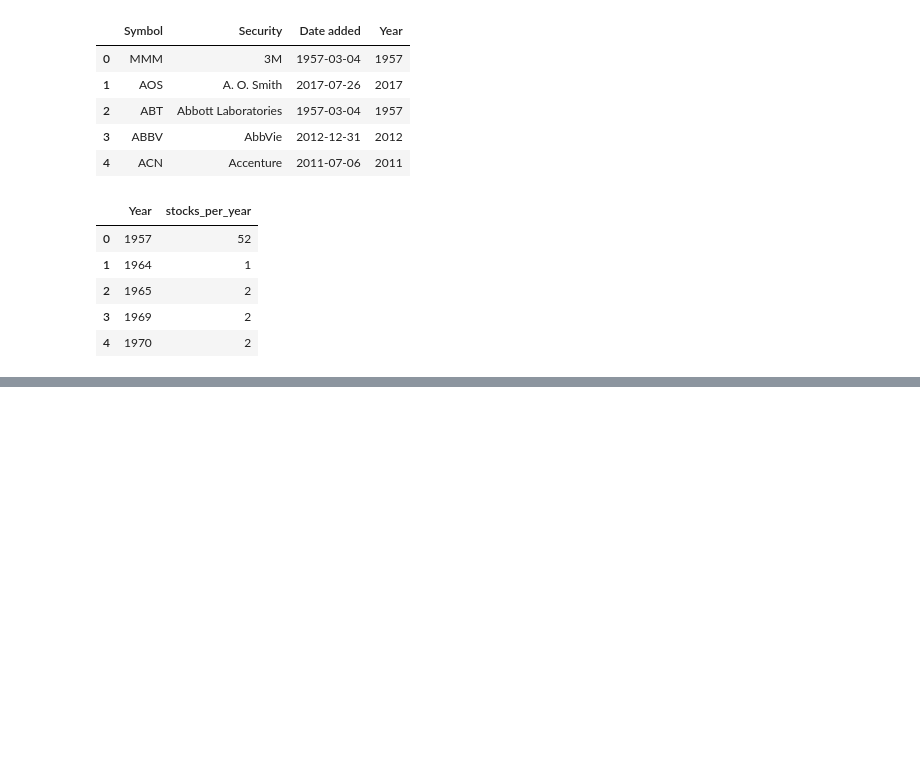
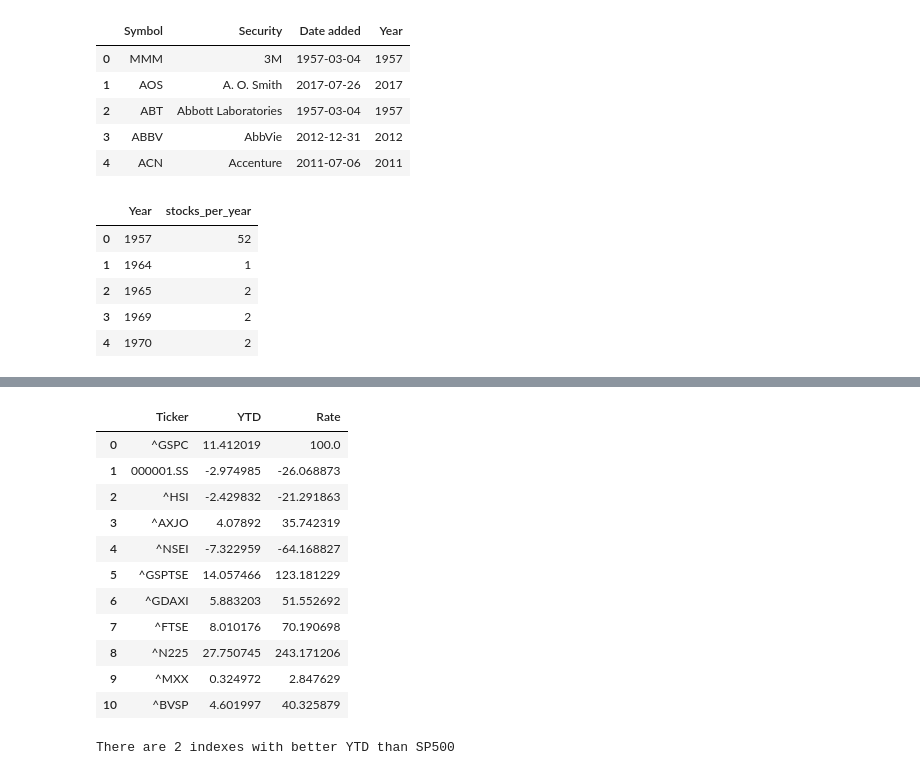
Before and after one commit to luissalgueiro/Stock-Markets-Analytics-Zoomcamp-2026, a Jupyter notebook: homework1/hw1.ipynb, the cells around one changed output, grey strips where cells are left out. Cells and saved outputs as stored; diff of their text form; code cells hidden in the pictures; blank space fills up the shorter version.

Commit message:
question 2, downloading from yfinance and get how much indexes have better ytd return than sp500

```diff
--- a/homework1/hw1.ipynb
+++ b/homework1/hw1.ipynb
@@ -144,0 +190,17 @@ stocks_per_year.head()
+# %%
+df_full = pd.DataFrame(columns=['Ticker','YTD'])
+
+tickers  = ['^GSPC','000001.SS','^HSI','^AXJO','^NSEI','^GSPTSE','^GDAXI','^FTSE','^N225','^MXX','^BVSP']
+for ticker in tickers:
+    # Download historical data (e.g., for the year 2026 up to August 21)
+    data = yf.download(ticker, start="2026-01-01", end="2026-08-21")
+    # Display the first few rows
+    # display(data.head())
+    ytd = ((data.iloc[-1][('Close', ticker)] - data.iloc[0][('Close', ticker)])/ data.iloc[0][('Close', ticker)])*100
+    print(f'Company {ticker} has a {ytd:.2f}% return')
+    df_dict  = pd.DataFrame({'Ticker':ticker,'YTD':ytd},index=[0])
+    df_full = pd.concat((df_full, df_dict)).reset_index(drop=True)
+
+
+
+    # break
@@ -144,0 +230,21 @@ stocks_per_year.head()
+# %%
+df_full['Rate'] = (df_full['YTD'] / df_full['YTD'].iloc[0]) * 100
+# %%
+df_full
+# %% [output]
+|  | Ticker | YTD | Rate |
+| 0 | ^GSPC | 11.412019 | 100.0 |
+| 1 | 000001.SS | -2.974985 | -26.068873 |
+| 2 | ^HSI | -2.429832 | -21.291863 |
+| 3 | ^AXJO | 4.07892 | 35.742319 |
+| 4 | ^NSEI | -7.322959 | -64.168827 |
+| 5 | ^GSPTSE | 14.057466 | 123.181229 |
+| 6 | ^GDAXI | 5.883203 | 51.552692 |
+| 7 | ^FTSE | 8.010176 | 70.190698 |
+| 8 | ^N225 | 27.750745 | 243.171206 |
+| 9 | ^MXX | 0.324972 | 2.847629 |
+| 10 | ^BVSP | 4.601997 | 40.325879 |
+# %%
+print(f"There are {df_full[df_full['Rate']>100].shape[0]} indexes with better YTD than SP500")
+# %% [output]
+There are 2 indexes with better YTD than SP500
```
Also changed, not shown: parts of 8 cells of this notebook.
